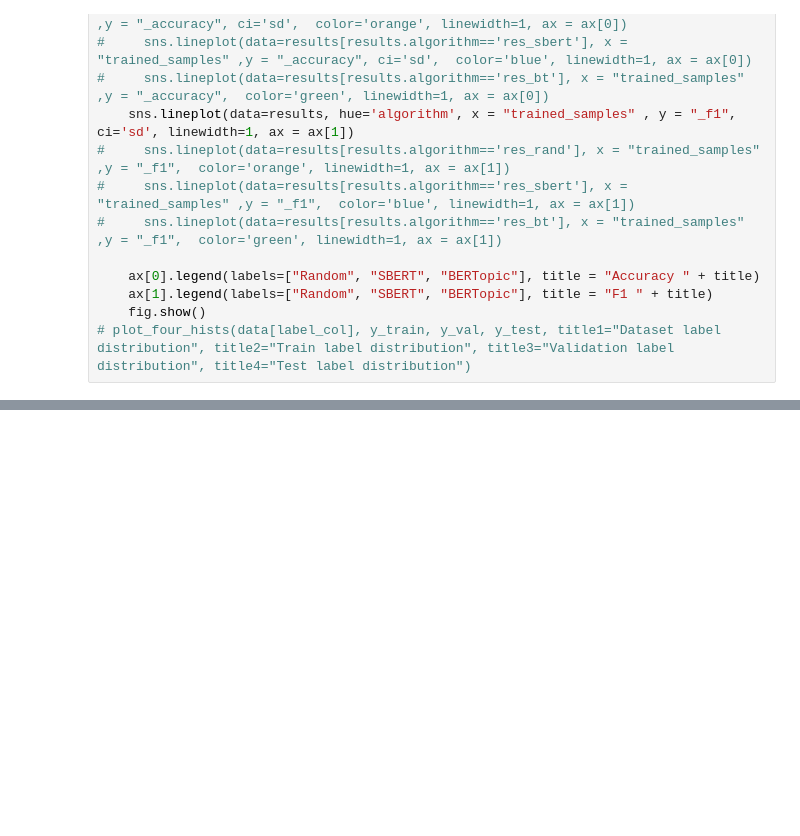
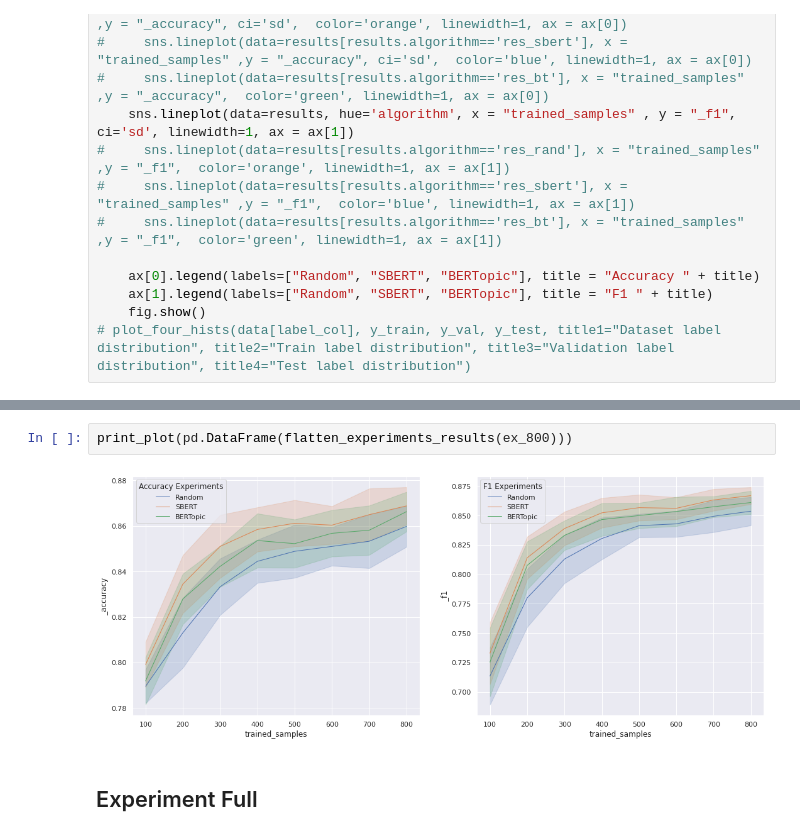
Before and after one commit to kstrassheim/active-learning-with-deep-learning-for-nlp, a Jupyter notebook: experiments.ipynb, the cells around one changed output, grey strips where cells are left out. Cells and saved outputs as stored; diff of their text form; blank space fills up the shorter version.

```diff
--- a/experiments.ipynb
+++ b/experiments.ipynb
@@ -163,0 +172,6 @@ print_plot(df)
+# %%
+print_plot(pd.DataFrame(flatten_experiments_results(ex_800)))
+# %% [output]
+[figure, added]
+# %% [markdown]
+## Experiment Full
```
Also changed, not shown: parts of 14 cells of this notebook.
